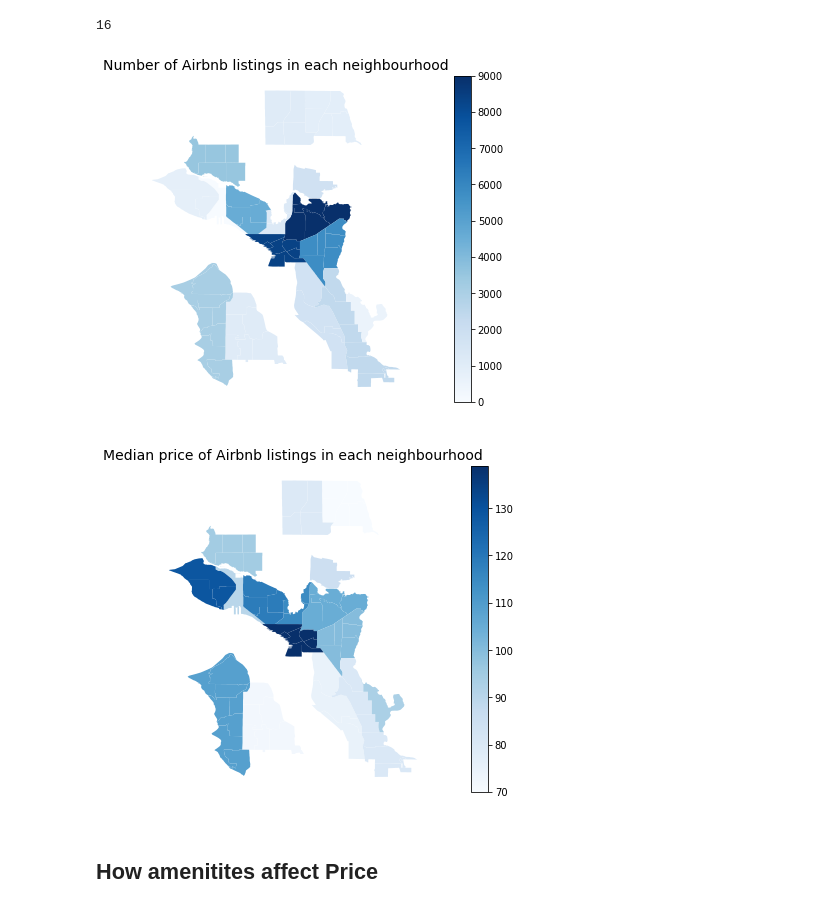
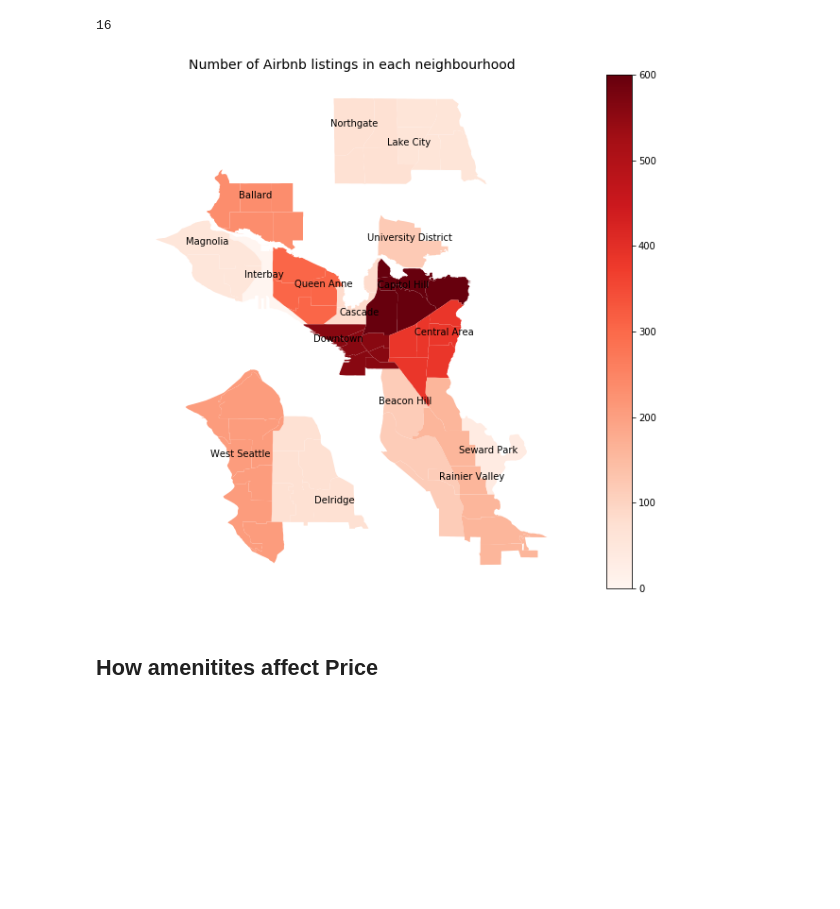
Before and after one commit to kennyvoo/CS1015_Mini_Project, a Jupyter notebook: CS1015_Mini_Project.ipynb, the cells around one changed output. Drawn from its saved outputs; the diff is of its cells as text; code cells hidden in the pictures; blank space fills up the shorter version.

```diff
--- a/CS1015_Mini_Project.ipynb
+++ b/CS1015_Mini_Project.ipynb
@@ -440,9 +440,12 @@ CategoricalIndex(['Ballard', 'Beacon Hill', 'Capitol Hill', 'Cascade',
                   'University District', 'West Seattle'],
                  categories=['Ballard', 'Beacon Hill', 'Capitol Hill', 'Cascade', 'Central Area', 'Delridge', 'Downtown', 'Interbay', ...], ordered=False, name='neighbourhood_group_cleansed', dtype='c ...
 # %%
+! pip install geopandas
 import geopandas as gpd
 import adjustText as aT
 
-map_df = gpd.read_file('neighborhoods.geojson')
+map_df_ori = gpd.read_file('C:/Users/kenny/Downloads/neighborhoods.geojson')
+map_df = map_df_ori.copy()
+
 len(map_df.nhood.unique())
 # %% [output]
@@ -458,29 +473,29 @@ seatle_map_df = map_diff.set_index('nhood').join(neigh_group)
+# %%
+seatle_map_df = map_diff.set_index('nhood').join(neigh_group)
+# only include part of seattle that is in the neighborhood groups
+seatle_map_df['geometry']=seatle_map_df['geometry'].buffer(0)
+seatle_map_df['coords'] = seatle_map_df['geometry'].apply(lambda x: x.representative_point().coords[:])
+seatle_map_df['coords'] = [coords[0] for coords in seatle_map_df['coords']]
 # %%
+
 # Plotting the number of listings in each neighbourhood
-fig1, ax1 = plt.subplots(1,figsize=(15, 6))
-seatle_map_df.plot(column='number_of_listings', cmap='Blues', ax=ax1)
+fig1, ax1 = plt.subplots(1,figsize=(15, 10))
+seatle_map_df.plot(column='number_of_listings', cmap='Reds', ax=ax1,)
 ax1.axis('off')
 ax1.set_title('Number of Airbnb listings in each neighbourhood', fontsize=14)
-sm = plt.cm.ScalarMappable(cmap='Blues', norm=plt.Normalize(vmin=0, vmax=9000))
+sm = plt.cm.ScalarMappable(cmap='Reds', norm=plt.Normalize(vmin=0, vmax=600))
 sm._A = [] # Creates an empty array for the data range
 cbar = fig1.colorbar(sm)
-plt.show()
 
-# Plotting the median price of listings in each neighbourhood
-fig2, ax2 = plt.subplots(1, figsize=(15, 6))
-seatle_map_df.plot(markersize=14,column='median_price', cmap='Blues', ax=ax2)
-ax2.axis('off')
-ax2.set_title('Median price of Airbnb listings in each neighbourhood', fontsize=14)
-sm = plt.cm.ScalarMappable(cmap='Blues', norm=plt.Normalize(vmin=min(seatle_map_df.median_price), vmax=max(seatle_map_df.median_price)))
-sm._A = [] # Creates an empty array for the data range
-cbar = fig2.colorbar(sm)
-
-
-
-plt.show()
+for idx, row in seatle_map_df.drop_duplicates("number_of_listings").iterrows():
+    if(idx!="Capitol Hill" and idx!="Cascade"):
+      offset=(0,0)
+    else :
+      offset=(20,-20)
+    plt.annotate(s=idx, xy=row['coords'],
+                 horizontalalignment='center',xytext=offset, textcoords='offset points' )
 # %% [output]
-[figure, old version]
+[figure, new version]
-[figure, removed]
 # %% [markdown]
 ## How amenitites affect Price
 # %%
```
Also changed, not shown: parts of 17 cells of this notebook, 1 other file.
